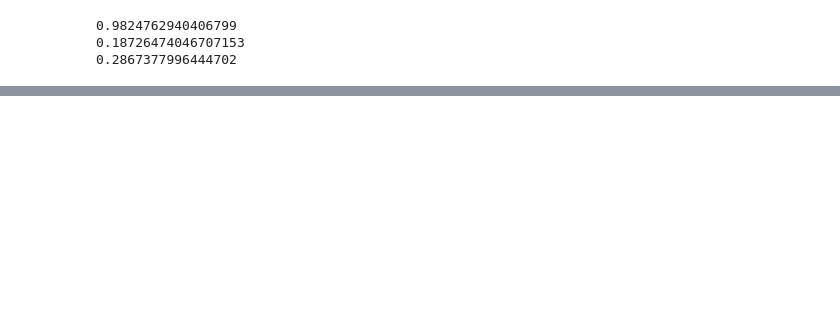
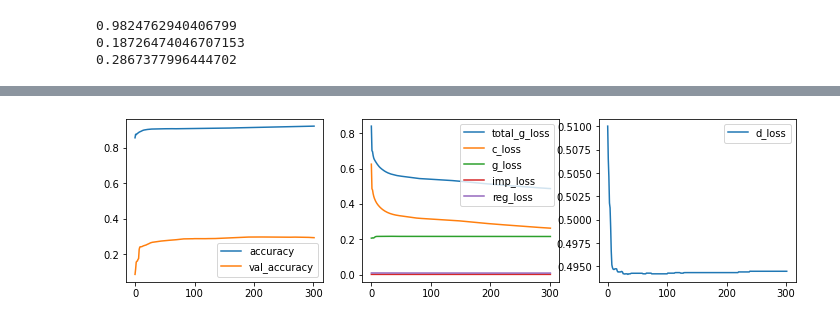
Before and after one commit to dnldsht/AJ-RNN, a Jupyter notebook: res.ipynb, the cells around one changed output, grey strips where cells are left out. Drawn from its saved outputs; the diff is of its cells as text; code cells hidden in the pictures; blank space fills up the shorter version.

```diff
--- a/res.ipynb
+++ b/res.ipynb
@@ -67,0 +84,4 @@ plot_all(get_metrics('results/week47/GRU128-LR6-BS256/seed89'))
+# %%
+plot_all(get_metrics('results/week47/GRU128-LR7-BS64/seed89'))
+# %% [output]
+[figure, added]
```
Also changed, not shown: parts of 9 cells of this notebook, 15 other files.
